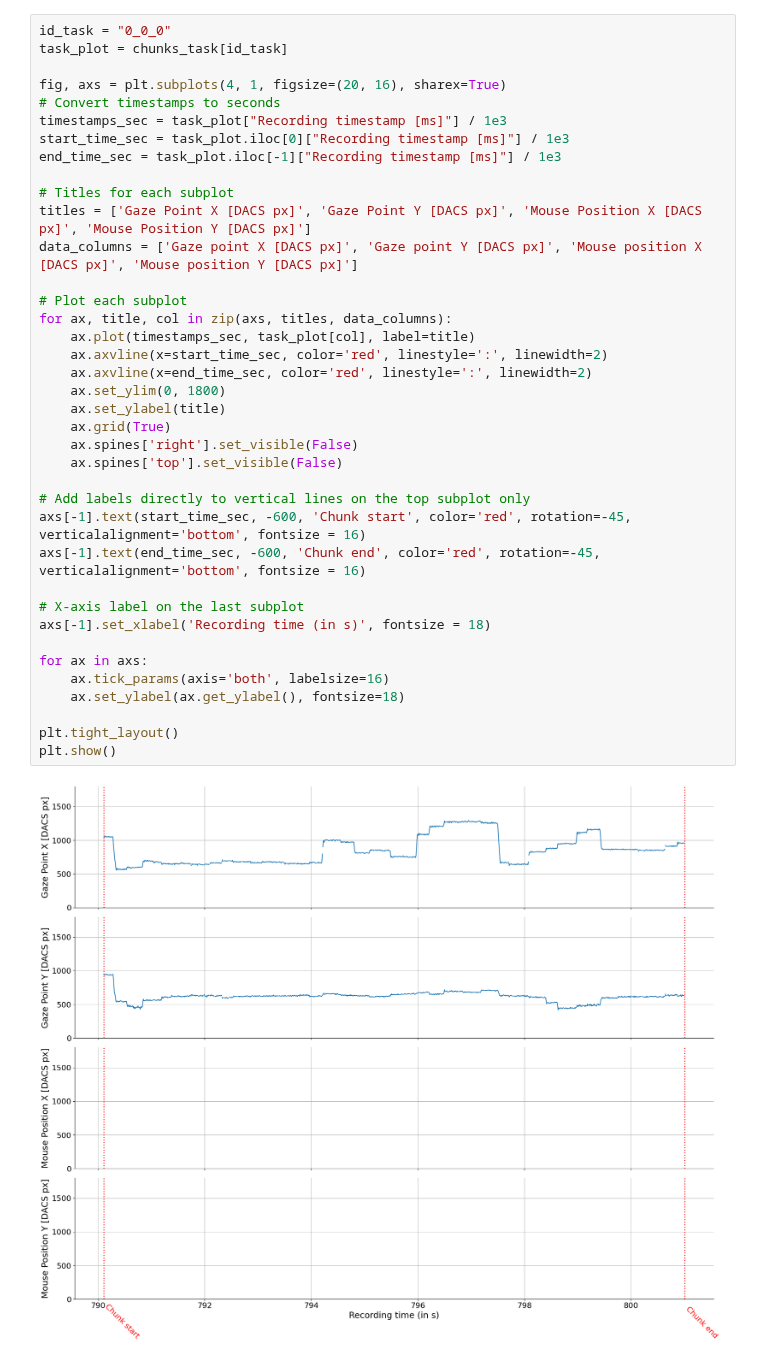
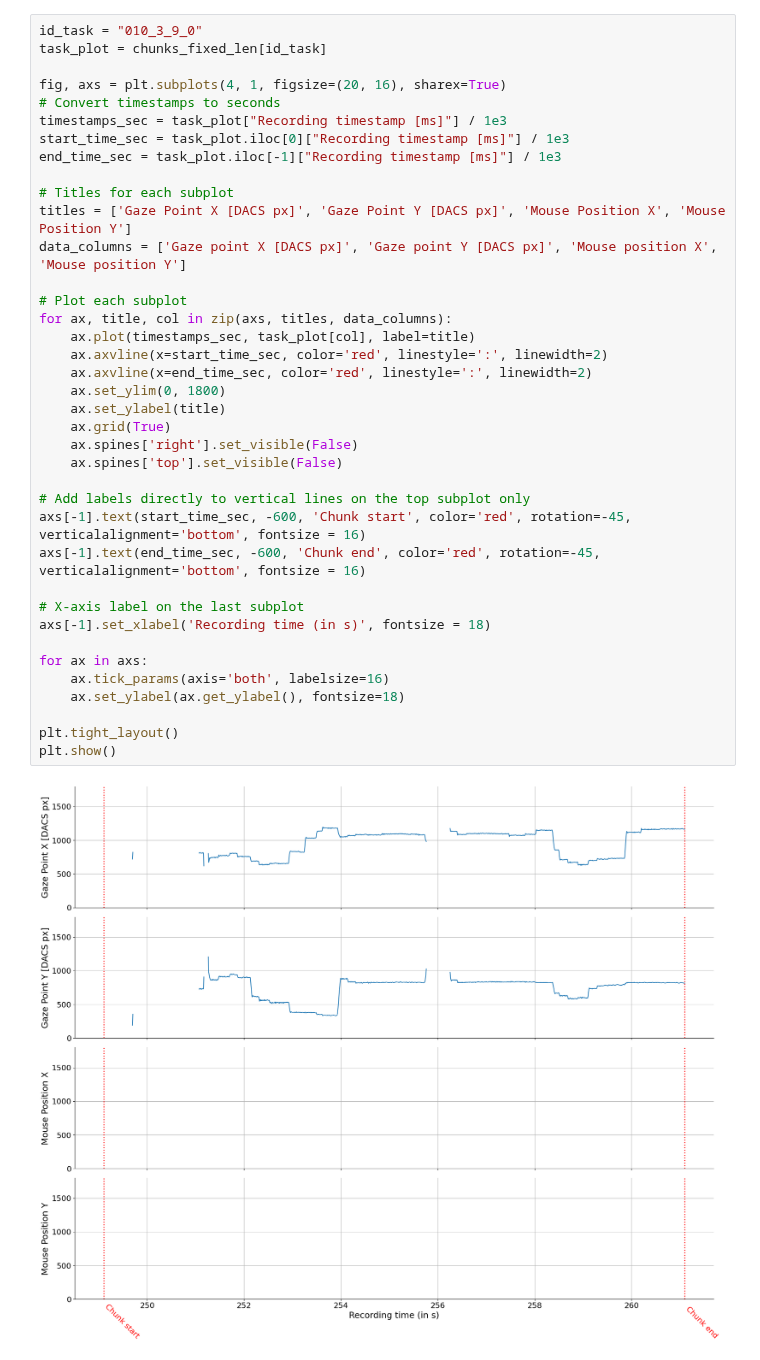
Before and after one commit to kruuZHAW/eye_tracking, a Jupyter notebook: notebooks/sandbox_atco_real_time.ipynb, the cells around one changed output. Cells and saved outputs as stored; diff of their text form.

```diff
--- a/notebooks/sandbox_atco_real_time.ipynb
+++ b/notebooks/sandbox_atco_real_time.ipynb
@@ -157,6 +203,6 @@ Task 6: 20743.6 ms (20.744 s)
 # %%
-id_task = "0_0_0"
-task_plot = chunks_task[id_task]
+id_task = "010_3_9_0"
+task_plot = chunks_fixed_len[id_task]
 
 fig, axs = plt.subplots(4, 1, figsize=(20, 16), sharex=True)
 # Convert timestamps to seconds
@@ -164,33 +210,33 @@ timestamps_sec = task_plot["Recording timestamp [ms]"] / 1e3
 start_time_sec = task_plot.iloc[0]["Recording timestamp [ms]"] / 1e3
 end_time_sec = task_plot.iloc[-1]["Recording timestamp [ms]"] / 1e3
 
 # Titles for each subplot
-titles = ['Gaze Point X [DACS px]', 'Gaze Point Y [DACS px]', 'Mouse Position X [DACS px]', 'Mouse Position Y [DACS px]']
-data_columns = ['Gaze point X [DACS px]', 'Gaze point Y [DACS px]', 'Mouse position X [DACS px]', 'Mouse position Y [DACS px]']
+titles = ['Gaze Point X [DACS px]', 'Gaze Point Y [DACS px]', 'Mouse Position X', 'Mouse Position Y']
+data_columns = ['Gaze point X [DACS px]', 'Gaze point Y [DACS px]', 'Mouse position X', 'Mouse position Y']
 
 # Plot each subplot
 for ax, title, col in zip(axs, titles, data_columns):
     ax.plot(timestamps_sec, task_plot[col], label=title)
     ax.axvline(x=start_time_sec, color='red', linestyle=':', linewidth=2)
     ax.axvline(x=end_time_sec, color='red', linestyle=':', linewidth=2)
     ax.set_ylim(0, 1800)
     ax.set_ylabel(title)
     ax.grid(True)
     ax.spines['right'].set_visible(False)
     ax.spines['top'].set_visible(False)
 
 # Add labels directly to vertical lines on the top subplot only
 axs[-1].text(start_time_sec, -600, 'Chunk start', color='red', rotation=-45, verticalalignment='bottom', fontsize = 16)
 axs[-1].text(end_time_sec, -600, 'Chunk end', color='red', rotation=-45, verticalalignment='bottom', fontsize = 16)
 
 # X-axis label on the last subplot
 axs[-1].set_xlabel('Recording time (in s)', fontsize = 18)
 
 for ax in axs:
     ax.tick_params(axis='both', labelsize=16)
     ax.set_ylabel(ax.get_ylabel(), fontsize=18)
 
 plt.tight_layout()
 plt.show()
 # %% [output]
-[figure, old version]
+[figure, new version]
```
Also changed, not shown: parts of 8 cells of this notebook, 45 other files.
